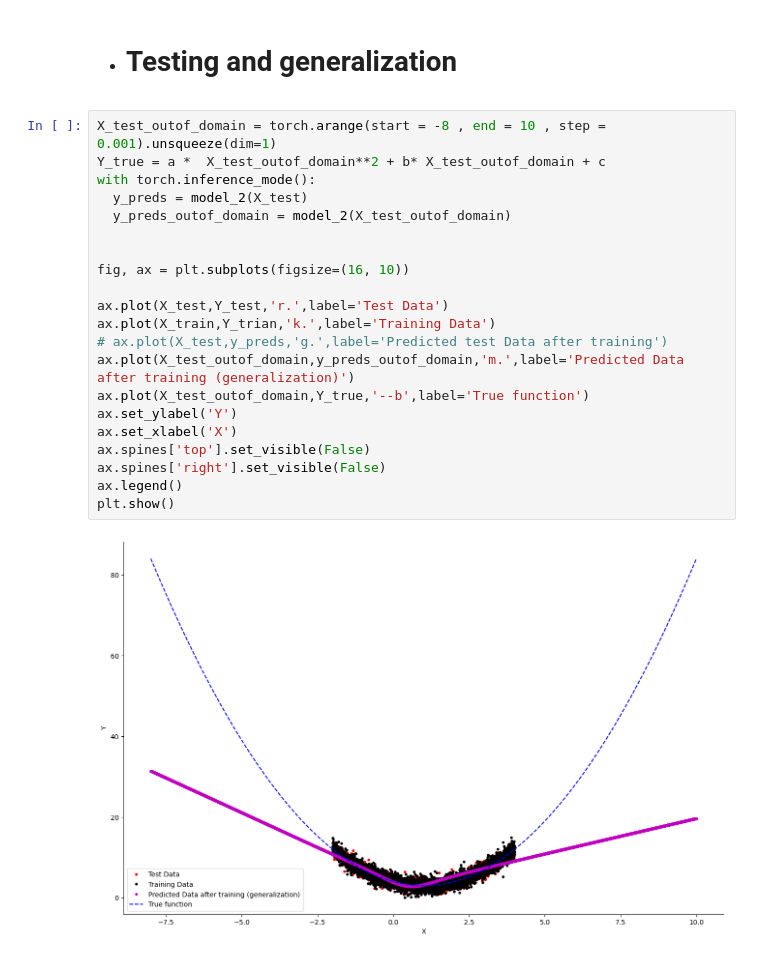
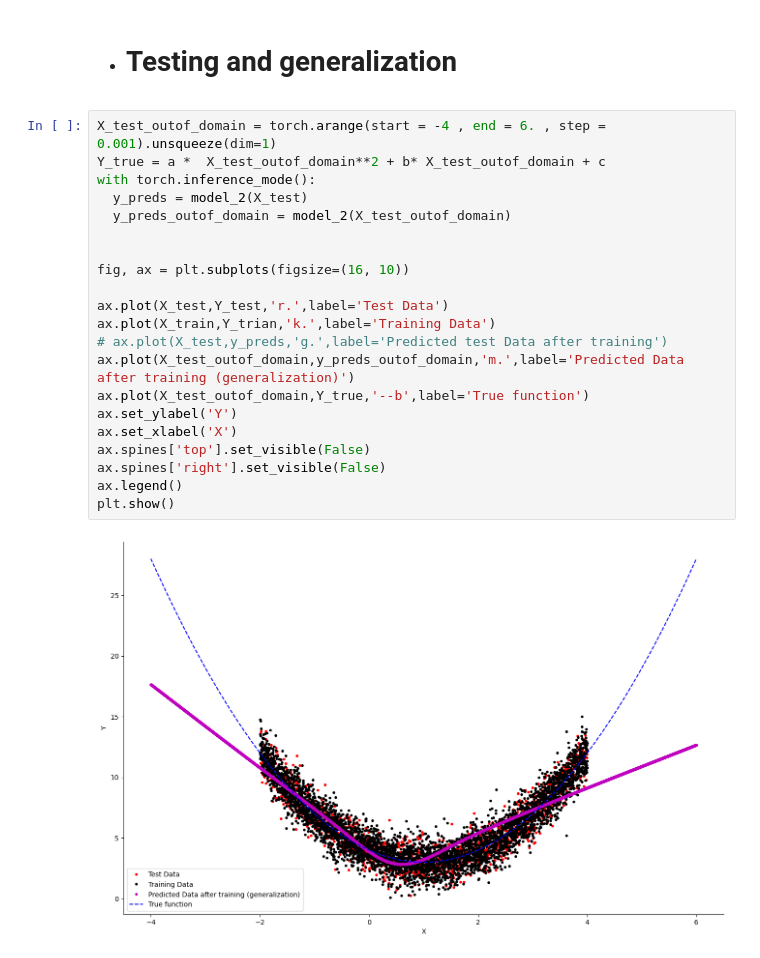
Before and after one commit to aminmoosavi/PyTorch, a Jupyter notebook: PyTorch_02.ipynb, the cells around one changed output. Saved outputs shown, nothing was run; the diff lists cells and outputs as text.

```diff
--- a/PyTorch_02.ipynb
+++ b/PyTorch_02.ipynb
@@ -150,25 +150,25 @@ plt.show()
 # %% [markdown]
 * # Testing and generalization
 # %%
-X_test_outof_domain = torch.arange(start = -8 , end = 10 , step = 0.001).unsqueeze(dim=1)
+X_test_outof_domain = torch.arange(start = -4 , end = 6. , step = 0.001).unsqueeze(dim=1)
 Y_true = a *  X_test_outof_domain**2 + b* X_test_outof_domain + c
 with torch.inference_mode():
   y_preds = model_2(X_test)
   y_preds_outof_domain = model_2(X_test_outof_domain)
 
 
 fig, ax = plt.subplots(figsize=(16, 10))
 
 ax.plot(X_test,Y_test,'r.',label='Test Data')
 ax.plot(X_train,Y_trian,'k.',label='Training Data')
 # ax.plot(X_test,y_preds,'g.',label='Predicted test Data after training')
 ax.plot(X_test_outof_domain,y_preds_outof_domain,'m.',label='Predicted Data after training (generalization)')
 ax.plot(X_test_outof_domain,Y_true,'--b',label='True function')
 ax.set_ylabel('Y')
 ax.set_xlabel('X')
 ax.spines['top'].set_visible(False)
 ax.spines['right'].set_visible(False)
 ax.legend()
 plt.show()
 # %% [output]
-[figure, old version]
+[figure, new version]
```
